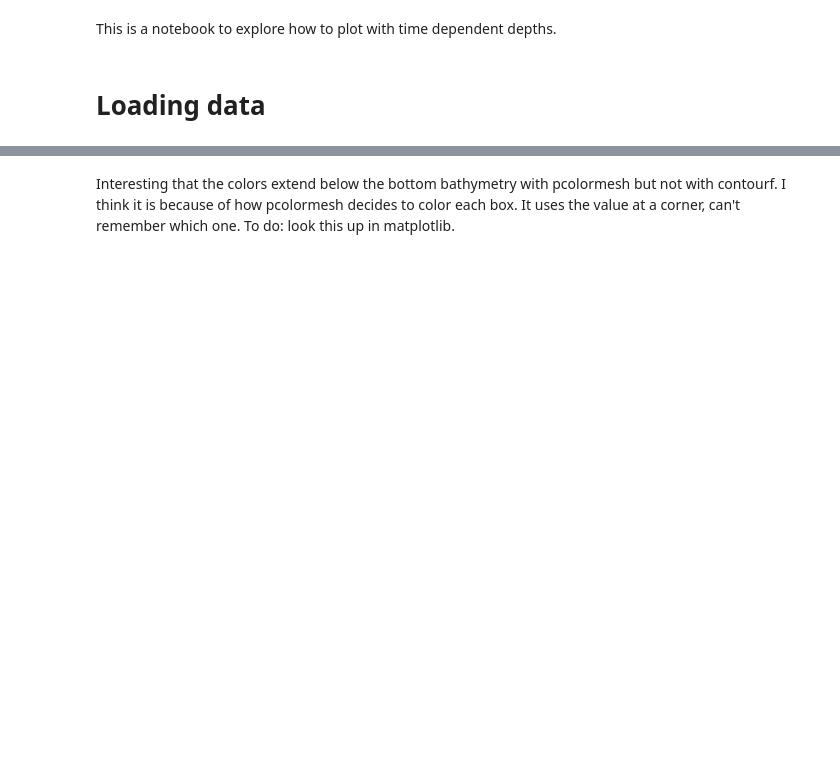
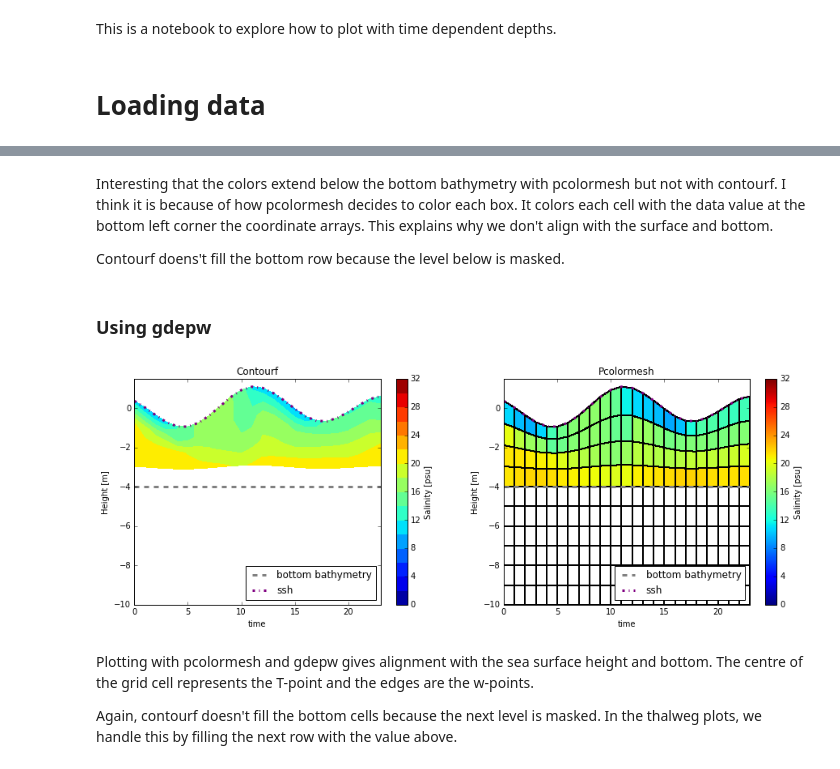
Before and after one commit to SalishSeaCast/analysis-nancy, a Jupyter notebook: notebooks/energy_flux/Plotting with time dependent depths.ipynb, the cells around one changed output, grey strips where cells are left out. Drawn from its saved outputs; the diff is of its cells as text; code cells hidden in the pictures; blank space fills up the shorter version.

```diff
--- a/notebooks/energy_flux/Plotting with time dependent depths.ipynb
+++ b/notebooks/energy_flux/Plotting with time dependent depths.ipynb
@@ -105,2 +119,40 @@ for ax in axs:
 # %% [markdown]
-Interesting that the colors extend below the bottom bathymetry with pcolormesh but not with contourf. I think it is because of how pcolormesh decides to color each box. It uses the value at a corner, can't remember which one. To do: look this up in matplotlib.
+Interesting that the colors extend below the bottom bathymetry with pcolormesh but not with contourf. I think it is because of how pcolormesh decides to color each box. It colors each cell with the data value at the bottom left corner the coordinate arrays. This explains why we don't align with the surface and bottom.
+
+Contourf doens't fill the bottom row because the level below is masked.
+# %% [markdown]
+### Using gdepw
+# %%
+
+time,_ = np.meshgrid(np.arange(sal.shape[0]),gdept_0[0,:,j,i])
+fig,axs = plt.subplots(1,2,figsize=(15,5))
+smin=0
+smax=32
+levels= np.arange(smin,smax+2,2)
+#contourf
+ax=axs[0]
+mesh =ax.contourf(time.T,-grids['gdepw_t'][:,:,j,i]+  np.expand_dims(ssh[:,j,i],axis=1),
+                   sal_m[:,:,j,i], levels)
+ax.set_title('Contourf')
+cbar=plt.colorbar(mesh, ax=ax)
+cbar.set_label('Salinity [psu]')
+ax=axs[1]
+mesh =ax.pcolormesh(time.T,-grids['gdepw_t'][:,:,j,i] +np.expand_dims(ssh[:,j,i],axis=1),
+                    sal_m[:,:,j,i], edgecolors='k',  vmin=smin, vmax=smax)
+ax.set_title('Pcolormesh')
+cbar=plt.colorbar(mesh, ax=ax)
+cbar.set_label('Salinity [psu]')
+for ax in axs:
+    ax.set_ylim([-10,1.5])
+    ax.set_xlim([0,23])
+    ax.set_ylabel('Height [m]')
+    ax.set_xlabel('time')
+    ax.plot([0,24],[-bathy[j,i],-bathy[j,i]], '--', color='gray', lw=3,label='bottom bathymetry')
+    ax.plot(ssh[:,j,i],'-.',color='purple',label='ssh',lw=3)
+    ax.legend(loc=4)
+# %% [output]
+[figure, added]
+# %% [markdown]
+Plotting with pcolormesh and gdepw gives alignment with the sea surface height and bottom. The centre of the grid cell represents the T-point and the edges are the w-points.
+
+Again, contourf doesn't fill the bottom cells because the next level is masked. In the thalweg plots, we handle this by filling the next row with the value above.
```
Also changed, not shown: parts of 10 cells of this notebook, 3 other files.
